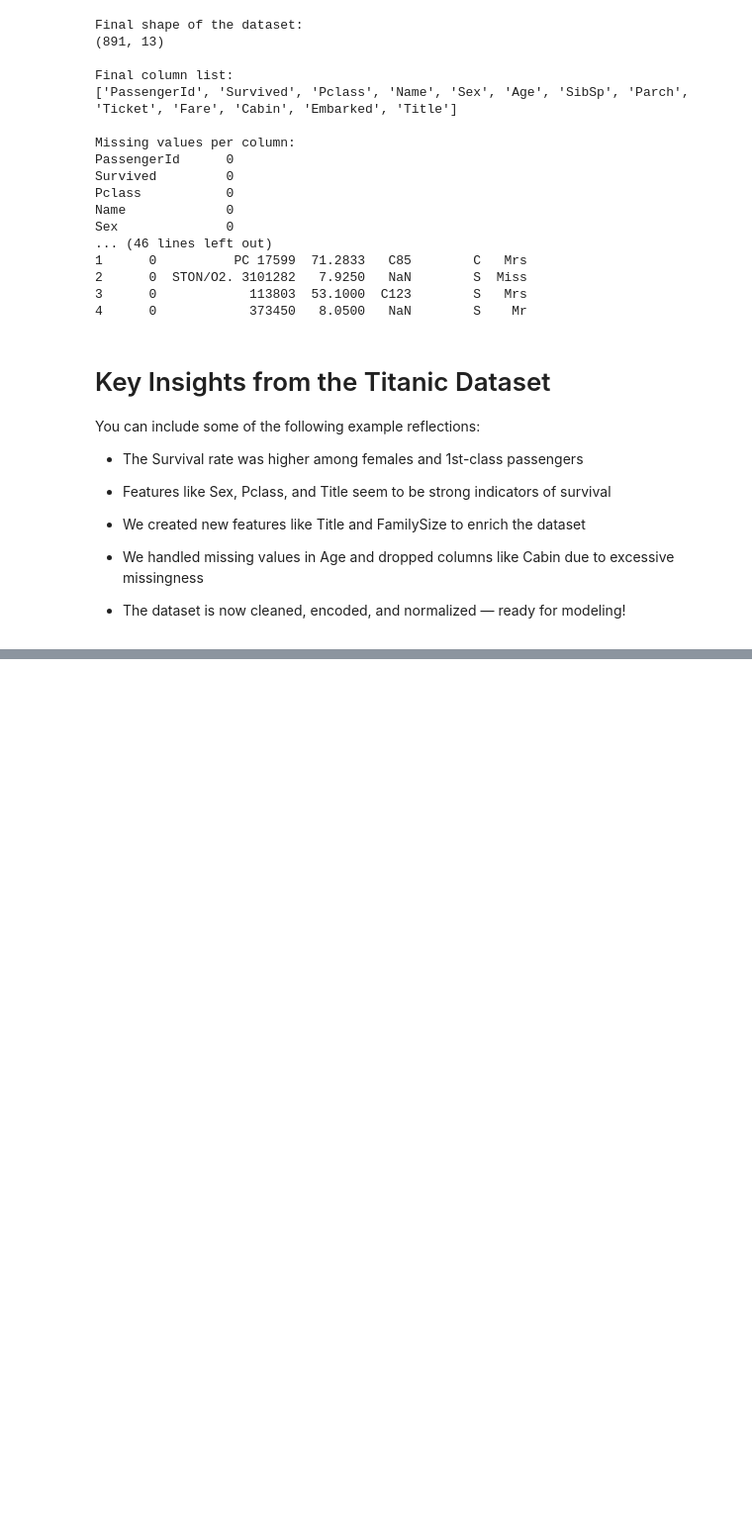
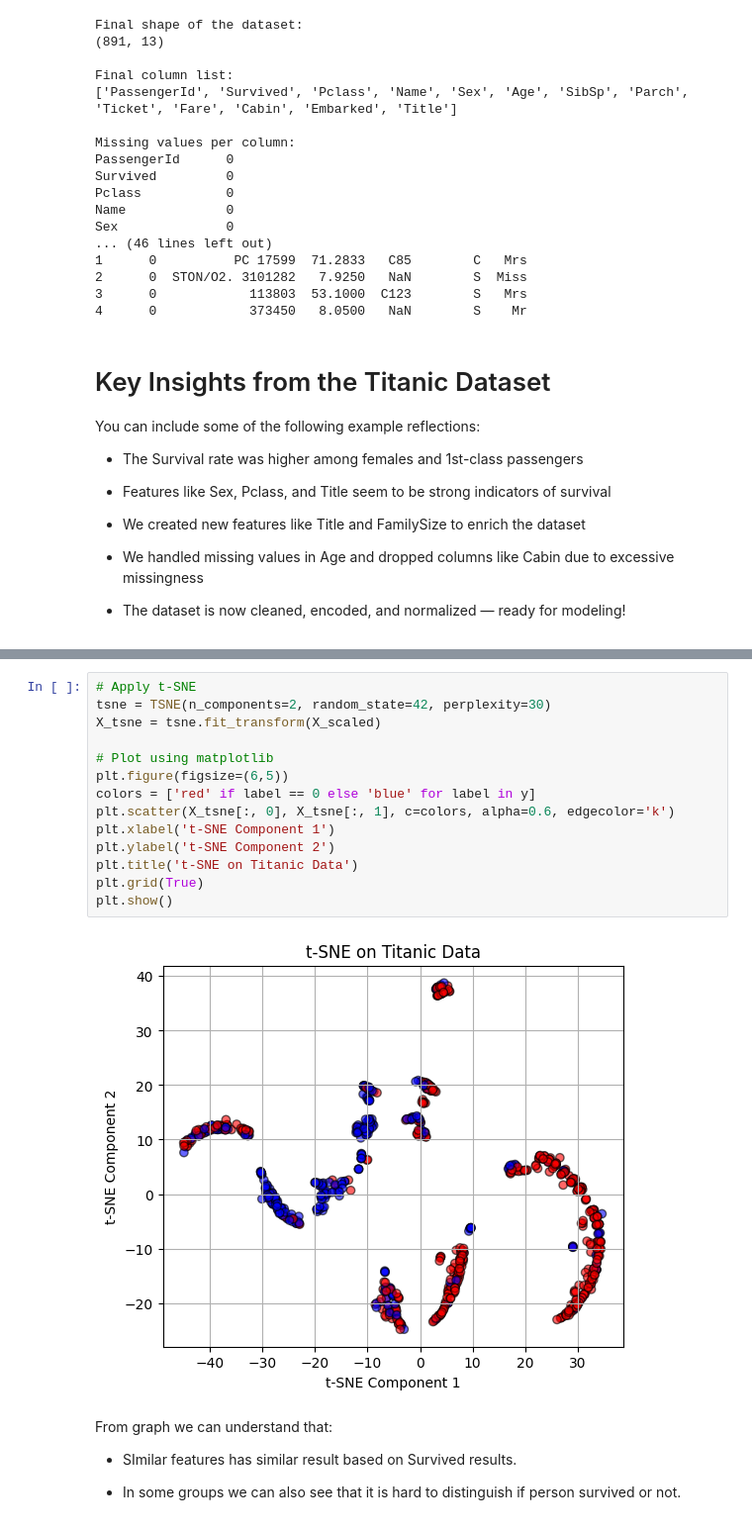
Before and after one commit to MAL-TO/Workshop-ML, a Jupyter notebook: lab-01.ipynb, the cells around one changed output, grey strips where cells are left out. Shown at 99% size. Saved outputs shown, nothing was run; the diff lists cells and outputs as text; blank space fills up the shorter version.

```diff
--- a/lab-01.ipynb
+++ b/lab-01.ipynb
@@ -1490,0 +1578,22 @@ You can include some of the following example reflections:
+# %%
+# Apply t-SNE
+tsne = TSNE(n_components=2, random_state=42, perplexity=30)
+X_tsne = tsne.fit_transform(X_scaled)
+
+# Plot using matplotlib
+plt.figure(figsize=(6,5))
+colors = ['red' if label == 0 else 'blue' for label in y]
+plt.scatter(X_tsne[:, 0], X_tsne[:, 1], c=colors, alpha=0.6, edgecolor='k')
+plt.xlabel('t-SNE Component 1')
+plt.ylabel('t-SNE Component 2')
+plt.title('t-SNE on Titanic Data')
+plt.grid(True)
+plt.show()
+# %% [output]
+[figure, added]
+# %% [markdown]
+From graph we can understand that:
+
+- SImilar features has similar result based on Survived results.
+
+- In some groups we can also see that it is hard to distinguish if person survived or not.
```
Also changed, not shown: parts of 7 cells of this notebook.
